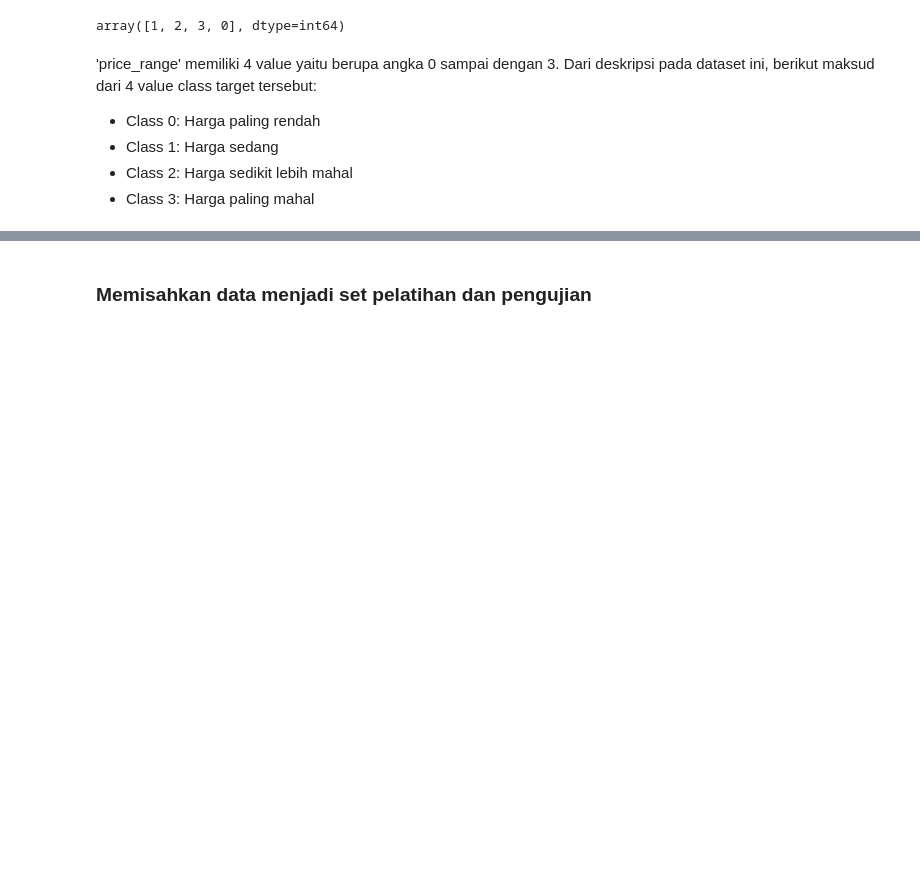
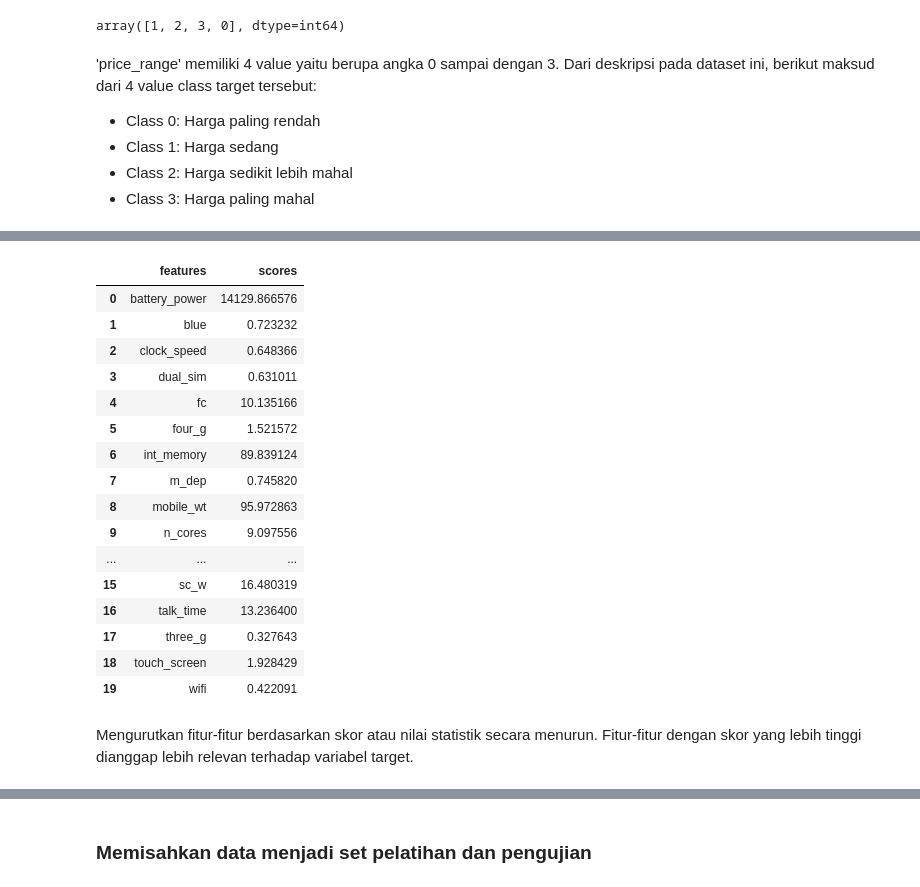
Before and after one commit to dean131/pengolahan-dataset, a Jupyter notebook: pemrosesan_dataset.ipynb, the cells around one changed output, grey strips where cells are left out. Saved outputs shown, nothing was run; the diff lists cells and outputs as text; code cells hidden in the pictures; blank space fills up the shorter version.

```diff
--- a/pemrosesan_dataset.ipynb
+++ b/pemrosesan_dataset.ipynb
@@ -139,0 +135,9 @@ Semua data sudah merupakan tipe data numerik yang terdiri dari tipe data Integer
+# %%
+# Baris ini mengambil kolom-kolom dari indeks ke-0 hingga ke-19
+# dari DataFrame df dan menyimpannya dalam variabel x.
+# Ini berarti x akan berisi atribut-atribut yang digunakan untuk memprediksi variabel target.
+x = df.iloc[:,0:20]
+# Baris ini mengambil kolom dengan indeks 20 (kolom terakhir) dari DataFrame df
+# dan menyimpannya dalam variabel y.
+# Ini berarti y akan berisi variabel target yang ingin diprediksi.
+y = df.iloc[:,20:]
@@ -139,0 +174,38 @@ Semua data sudah merupakan tipe data numerik yang terdiri dari tipe data Integer
+# %%
+# Memilih 10 fitur terbaik menggunakan metode chi-square (chi2)
+best_feat = SelectKBest(chi2, k=10)
+# Melakukan fitting dengan atribut (x) dan variabel target (y)
+fit = best_feat.fit(x, y)
+# %%
+# Membuat DataFrame dari skor chi2 hasil fitting
+dfscores = pd.DataFrame(fit.scores_)
+# Membuat DataFrame dari nama kolom atribut (x)
+dfcolumns = pd.DataFrame(x.columns)
+# %%
+# Menggabungkan DataFrame dfcolumns dan dfscores
+score_list = pd.concat([dfcolumns, dfscores], axis=1)
+# Memberi nama kolom pada DataFrame score_list
+score_list.columns = ["features", "scores"]
+# %%
+# Menampilkan DataFrame score_list
+score_list
+# %% [output]
+|  | features | scores |
+| 0 | battery_power | 14129.866576 |
+| 1 | blue | 0.723232 |
+| 2 | clock_speed | 0.648366 |
+| 3 | dual_sim | 0.631011 |
+| 4 | fc | 10.135166 |
+| 5 | four_g | 1.521572 |
+| 6 | int_memory | 89.839124 |
+| 7 | m_dep | 0.745820 |
+| 8 | mobile_wt | 95.972863 |
+| 9 | n_cores | 9.097556 |
+| ... | ... | ... |
+| 15 | sc_w | 16.480319 |
+| 16 | talk_time | 13.236400 |
+| 17 | three_g | 0.327643 |
+| 18 | touch_screen | 1.928429 |
+| 19 | wifi | 0.422091 |
+# %% [markdown]
+Mengurutkan fitur-fitur berdasarkan skor atau nilai statistik secara menurun. Fitur-fitur dengan skor yang lebih tinggi dianggap lebih relevan terhadap variabel target.
```
Also changed, not shown: parts of 37 cells of this notebook, 4 other files.
